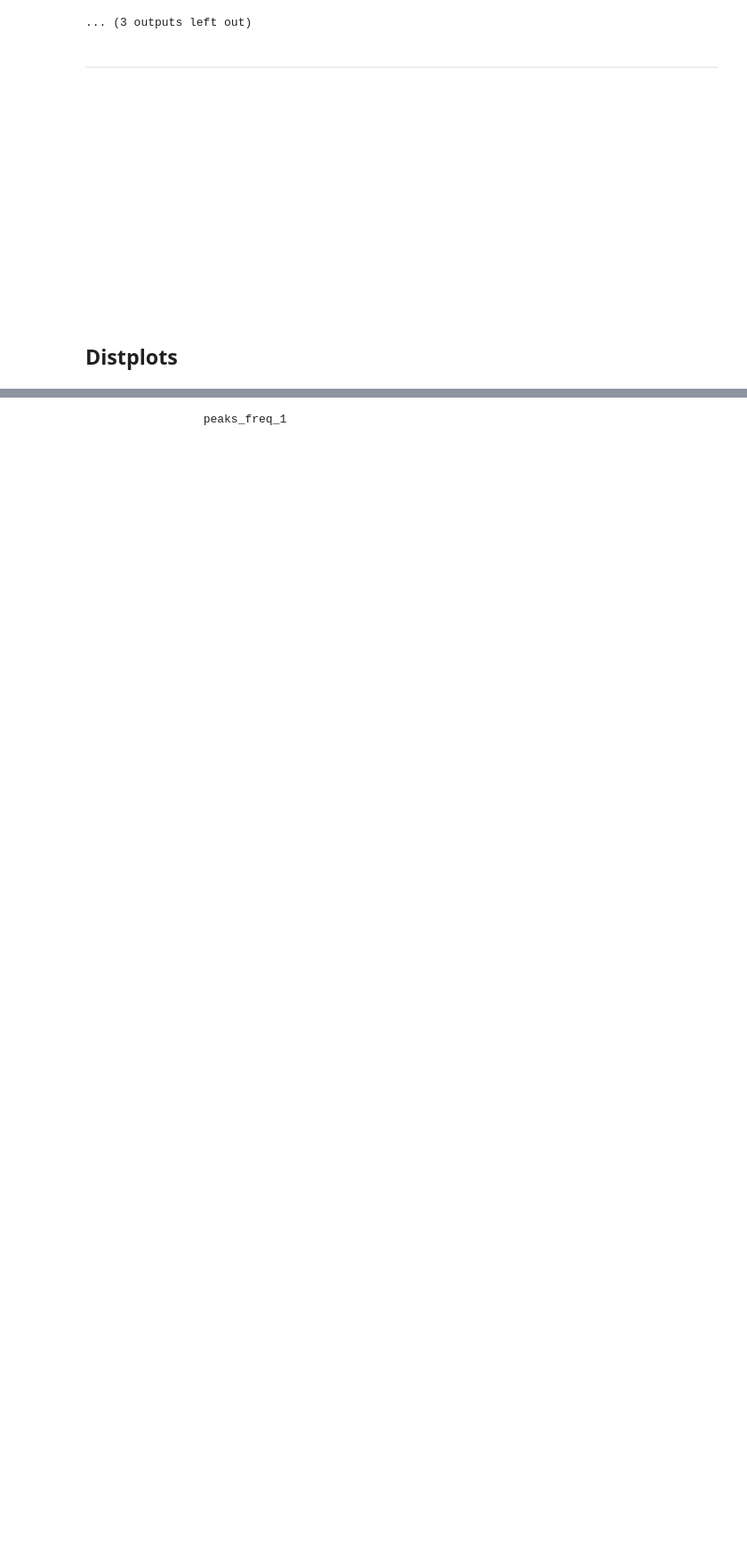
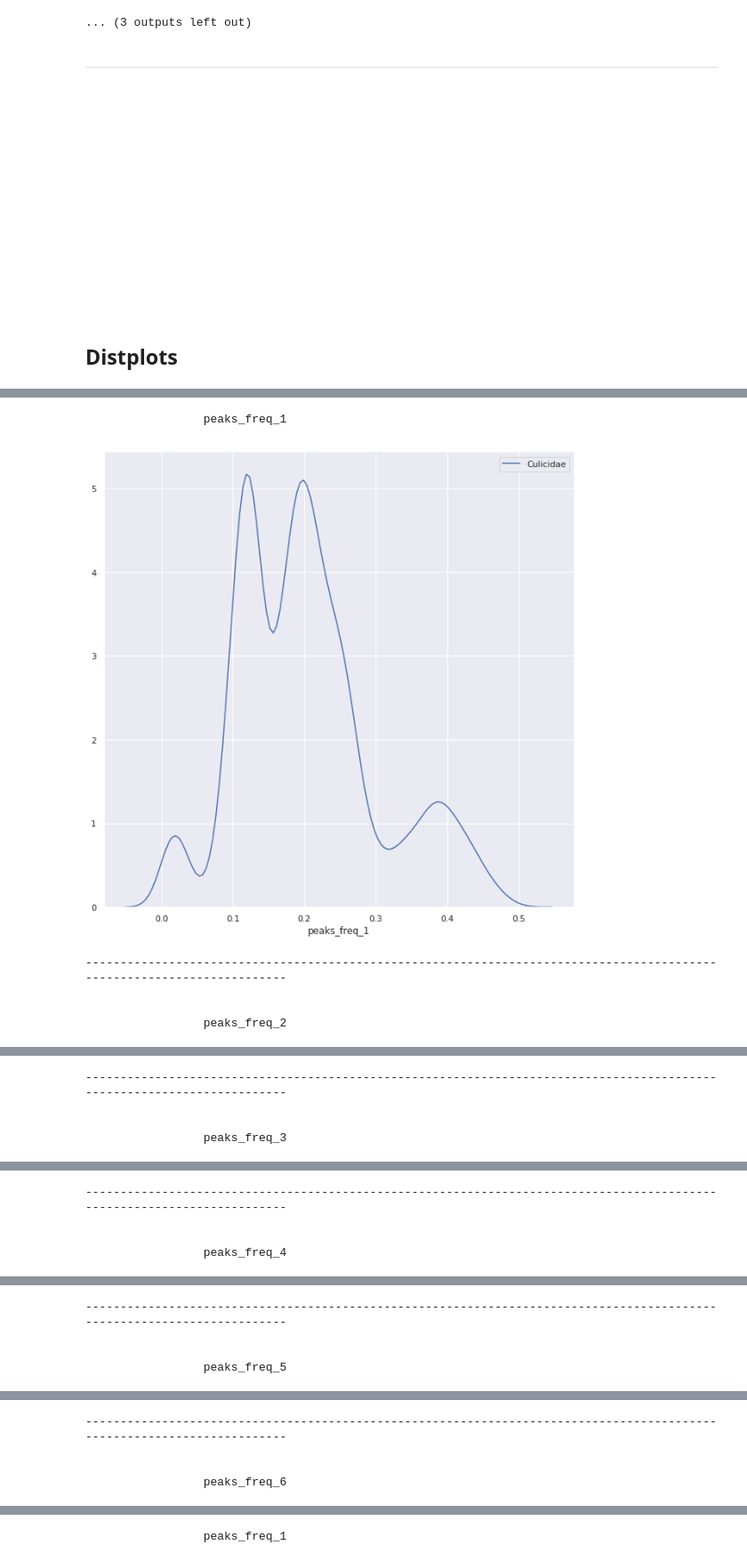
Before and after one commit to BrunoGomesCoelho/hierarquical-panda, a Jupyter notebook: EDA/mosquitos.ipynb, the cells around one changed output, grey strips where cells are left out. Shown at 89% size. Saved outputs shown, nothing was run; the diff lists cells and outputs as text; code cells hidden in the pictures; blank space fills up the shorter version.

```diff
--- a/EDA/mosquitos.ipynb
+++ b/EDA/mosquitos.ipynb
@@ -344,0 +365,11 @@ if __name__ == "__main__" and '__file__' not in globals():
+# %%
+if __name__ == "__main__" and '__file__' not in globals():
+    idx = merged_df["level3"].str.contains("Ae", na=False)
+    dist_columns(merged_df[idx])
+# %% [output]
+                 peaks_freq_1
+[figure, added]
+------------------------------------------------------------------------------------------------------------------------
+
+
+                 peaks_freq_2
@@ -344,0 +377,4 @@ if __name__ == "__main__" and '__file__' not in globals():
+------------------------------------------------------------------------------------------------------------------------
+
+
+                 peaks_freq_3
@@ -344,0 +382,4 @@ if __name__ == "__main__" and '__file__' not in globals():
+------------------------------------------------------------------------------------------------------------------------
+
+
+                 peaks_freq_4
@@ -344,0 +387,4 @@ if __name__ == "__main__" and '__file__' not in globals():
+------------------------------------------------------------------------------------------------------------------------
+
+
+                 peaks_freq_5
@@ -344,0 +392,4 @@ if __name__ == "__main__" and '__file__' not in globals():
+------------------------------------------------------------------------------------------------------------------------
+
+
+                 peaks_freq_6
```
Also changed, not shown: parts of 6 cells of this notebook.
